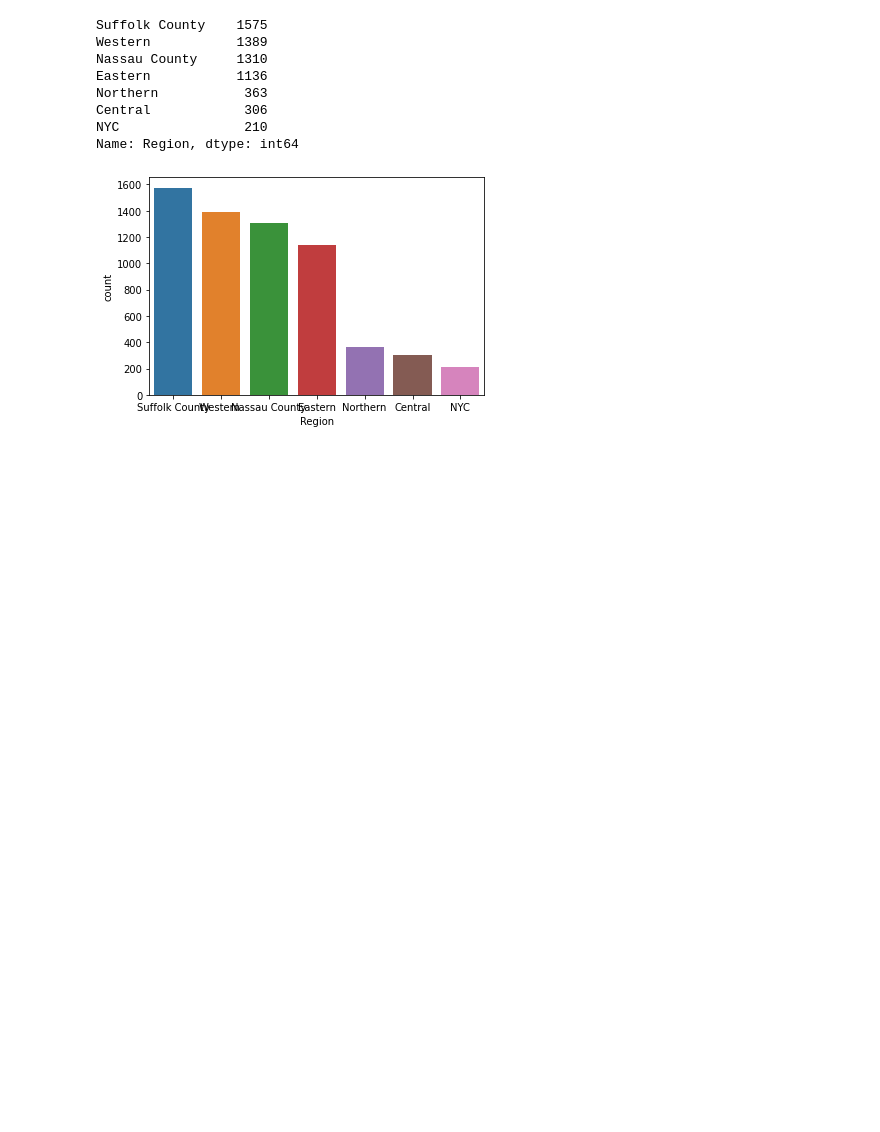
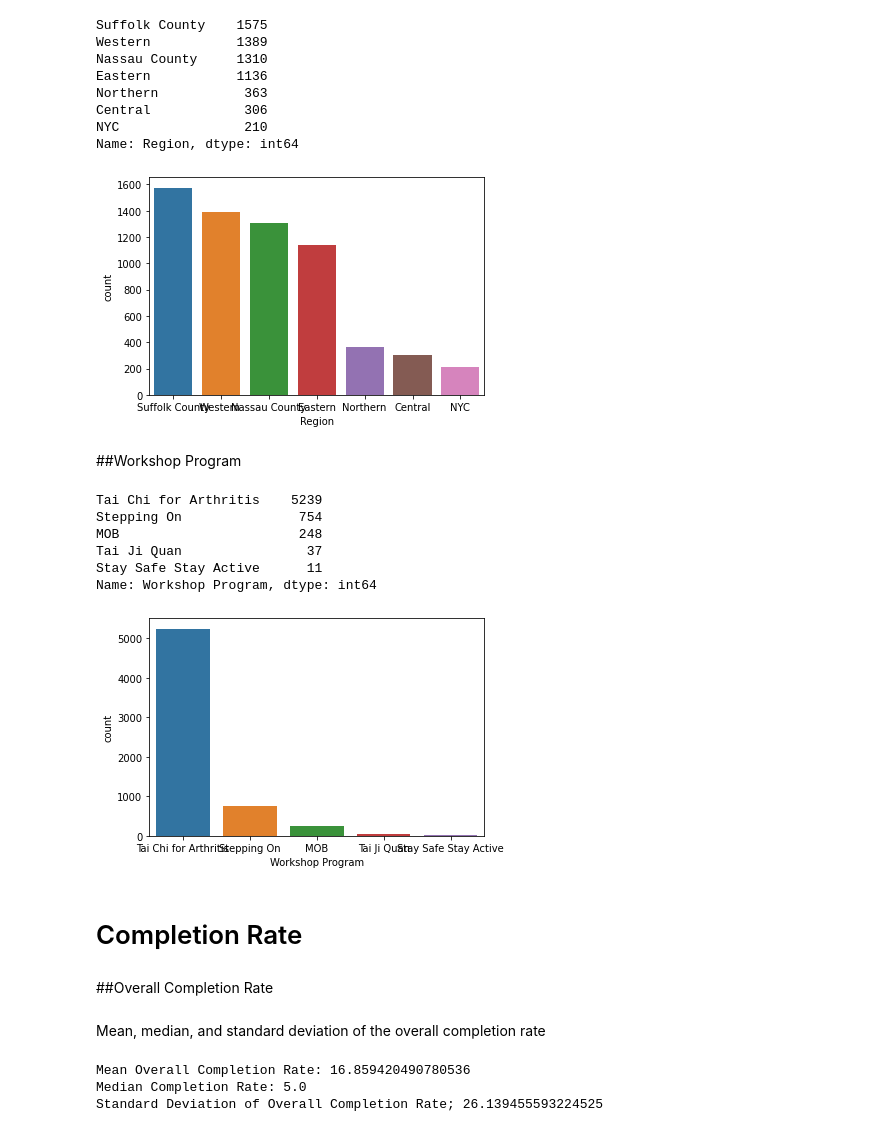
Before and after one commit to hannahwang1/NYSDOH-Fall-Prevention-Programs-Analysis, a Jupyter notebook: NYSDOH_EBFPP.ipynb, the cells around one changed output. Drawn from its saved outputs; the diff is of its cells as text; code cells hidden in the pictures; blank space fills up the shorter version.

```diff
--- a/NYSDOH_EBFPP.ipynb
+++ b/NYSDOH_EBFPP.ipynb
@@ -26,6 +26,9 @@ df.head()
 | 3 | 66434.0 | Broome County Health Department | County Health Department | 225 Front St. | Binghamton | NY | ... |
 | 4 | 66434.0 | Broome County Health Department | County Health Department | 225 Front St. | Binghamton | NY | ... |
 5 rows × 176 columns
+# %%
+# Drop the variables from the data frame
+df.drop(columns=["Host Org System ID",'Host Org Name',"Host Org Type",'Host Org Street', 'Host Org City', 'Host Org State', "Host Org Contact Name", 'Host Org Contact Email', "Host Org Contact Phone"], inplace=True)
 # %%
 # Print the number of non-missing values in each column
 print(df.count())
@@ -163,3 +171,30 @@ sns.countplot(x="Region", data=df_m, order=df_m["Region"].value_counts().index)
 plt.show()
 # %% [output]
 [figure]
+# %% [markdown]
+##Workshop Program
+# %%
+# Create the frequency table
+WorkshopProgram_freq = df_m['Workshop Program'].value_counts()
+
+# Print the frequency table
+print(WorkshopProgram_freq)
+# %% [output]
+Tai Chi for Arthritis    5239
+Stepping On               754
+MOB                       248
+Tai Ji Quan                37
+Stay Safe Stay Active      11
+Name: Workshop Program, dtype: int64
+# %%
+# Plot the frequency table as a histogram
+sns.countplot(x="Workshop Program", data=df_m, order=df_m["Workshop Program"].value_counts().index)
+
+# Show the plot
+plt.show()
+# %% [output]
+[figure, added]
+# %% [markdown]
+# Completion Rate
+# %% [markdown]
+##Overall Completion Rate
@@ -165,0 +217,19 @@ plt.show()
+# %% [markdown]
+Mean, median, and standard deviation of the overall completion rate
+# %%
+from statistics import mean, median, stdev
+# Calculate the mean
+mean_overall = df_m["Completion Rate"].mean()
+print("Mean Overall Completion Rate:", mean_overall)
+
+# Calculate the median
+median_overall = df_m["Completion Rate"].median()
+print("Median Completion Rate:", median_overall)
+
+# Calculate the standard deviation
+stdev_overall = df_m['Completion Rate'].std()
+print("Standard Deviation of Overall Completion Rate;", stdev_overall)
+# %% [output]
+Mean Overall Completion Rate: 16.859420490780536
+Median Completion Rate: 5.0
+Standard Deviation of Overall Completion Rate; 26.139455593224525
```
Also changed, not shown: parts of 39 cells of this notebook.
